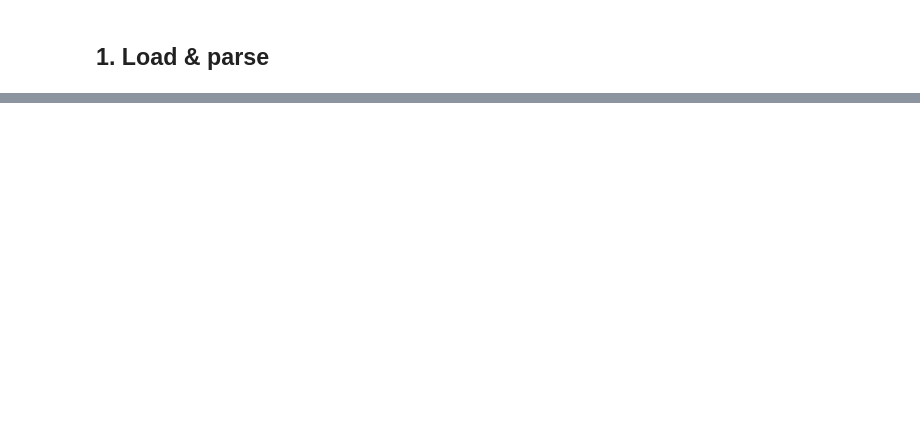
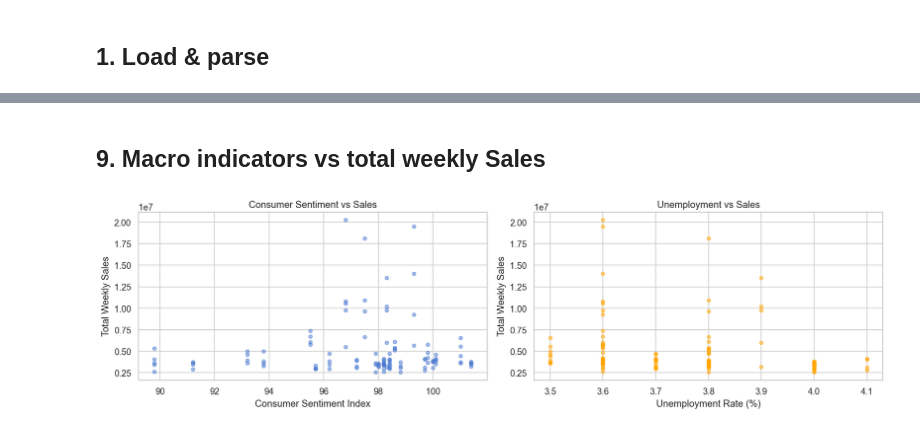
Before and after one commit to Sparsh22jn/bayesian-mmm, a Jupyter notebook: notebooks/01_eda.ipynb, the cells around one changed output, grey strips where cells are left out. Cells and saved outputs as stored; diff of their text form; code cells hidden in the pictures; blank space fills up the shorter version.

```diff
--- a/notebooks/01_eda.ipynb
+++ b/notebooks/01_eda.ipynb
@@ -179,0 +331,25 @@ print('Columns:', list(raw.columns))
+# %% [markdown]
+## 9. Macro indicators vs total weekly Sales
+# %%
+agg = df.groupby('date').agg(
+    total_sales=(TARGET_COL, 'sum'),
+    consumer_sentiment=('consumer_sentiment', 'first'),
+    unemployment_rate=('unemployment_rate', 'first'),
+).reset_index()
+
+fig, axes = plt.subplots(1, 2, figsize=(14, 4))
+
+axes[0].scatter(agg['consumer_sentiment'], agg['total_sales'], alpha=0.5, s=20)
+axes[0].set_xlabel('Consumer Sentiment Index')
+axes[0].set_ylabel('Total Weekly Sales')
+axes[0].set_title('Consumer Sentiment vs Sales')
+
+axes[1].scatter(agg['unemployment_rate'], agg['total_sales'], alpha=0.5, s=20, color='orange')
+axes[1].set_xlabel('Unemployment Rate (%)')
+axes[1].set_ylabel('Total Weekly Sales')
+axes[1].set_title('Unemployment vs Sales')
+
+plt.tight_layout()
+fig.savefig(PROC / 'fig_macro_vs_sales.png', bbox_inches='tight')
+# %% [output]
+[figure, added]
```
Also changed, not shown: parts of 55 cells of this notebook, 2 other files.
